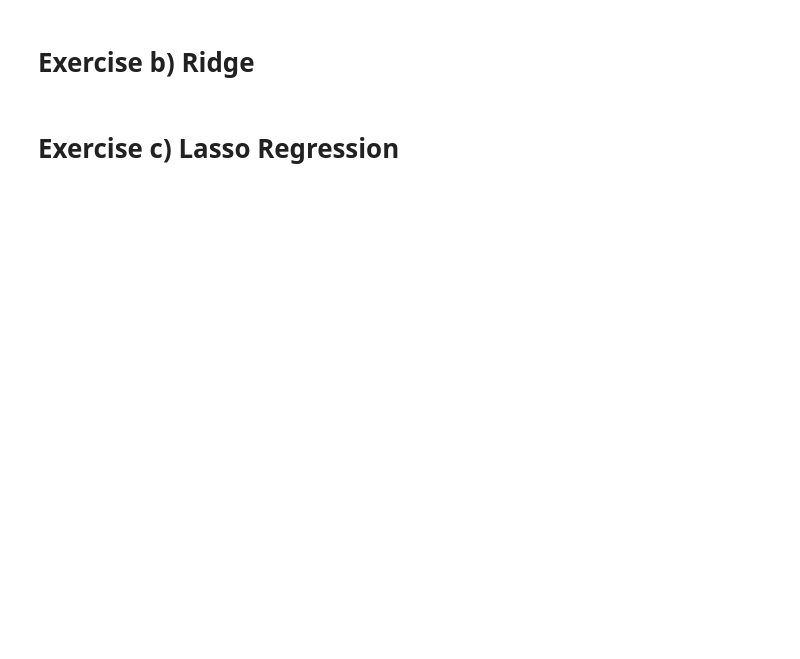
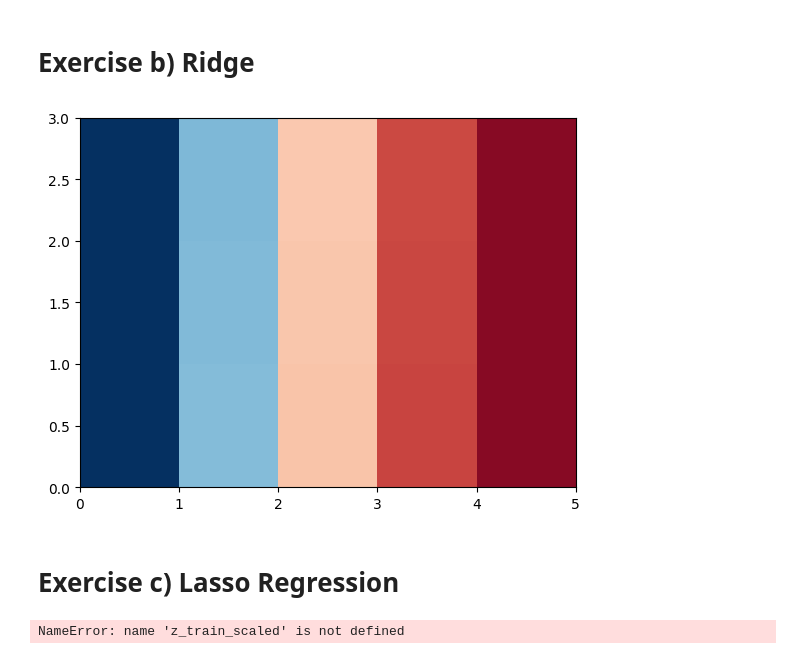
Before and after one commit to carmenpd/HWS23-MachineLearning, a Jupyter notebook: doc/carmenpd/Project-1 merged a) to c).ipynb, the cells around one changed output. Drawn from its saved outputs; the diff is of its cells as text; code cells hidden in the pictures; blank space fills up the shorter version.

```diff
--- a/doc/carmenpd/Project-1 merged a) to c).ipynb
+++ b/doc/carmenpd/Project-1 merged a) to c).ipynb
@@ -180,32 +182,50 @@ Text(0.5, 0, 'index of the beta in our vector')
 # %%
 # We are using the same data, as well as splitting, as in a). This allows us a better comparison between our results from the OLS and the Ridge fitting.
 
-lmb = np.append([0],[0.0001*10**i for i in range(0,5)]) # We include lmb = 0, which equals the OLS fitting
+lmb = np.linspace(-4, 0.05, 3) # We include lmb = 0, which equals the OLS fitting
 
 beta_list = []
 MSE_train = np.zeros((len(lmb),degree))
 MSE_test = np.zeros((len(lmb),degree))
 rsqr_train = np.zeros((len(lmb),degree))
 rsqr_test = np.zeros((len(lmb),degree))
 
 for j in range(len(lmb)):
     for i in range(1, degree+1):
             c = int((i+2)*(i+1)/2)
             X_tilde = X_train_scaled[:,0:c-1]
-            beta = np.linalg.pinv(X_tilde.T @ X_tilde + lmb[j]*np.ones((len(X_tilde.T),len(X_tilde.T)))) @ X_tilde.T @ z_train_scaled
+            beta = np.linalg.pinv(X_tilde.T @ X_tilde + lmb[j]*np.ones((len(X_tilde.T),len(X_tilde.T)))) @ X_tilde.T @ z_train
             beta_list.append(list(beta))
 
             ypredict = X_tilde @ beta
             ypredict_test = X_test_scaled[:,0:c-1] @ beta
 
-            MSE_train[j, i-1] = MSE(z_train_scaled, ypredict)
-            MSE_test[j, i-1] = MSE(z_test_scaled, ypredict_test)
-            rsqr_train[j, i-1]= rsquare(z_train_scaled, ypredict)
-            rsqr_test[j, i-1]= rsquare(z_test_scaled, ypredict_test)
+            MSE_train[j, i-1] = MSE(z_train, ypredict)
+            MSE_test[j, i-1] = MSE(z_test, ypredict_test)
+            rsqr_train[j, i-1]= rsquare(z_train, ypredict)
+            rsqr_test[j, i-1]= rsquare(z_test, ypredict_test)
 
 
 
 # plotting the MSE and R^2 - as well as beta - as functions of the polynomial degree
+# table
+
+MSE_train_min = np.min(MSE_train)
+MSE_train_max = np.max(MSE_train)
+
+fig, ax = plt.subplots()
+ax.pcolormesh(MSE_test, cmap='RdBu', vmin=MSE_train_min, vmax=MSE_train_max)
+#ax.set_title('pcolormesh')
+# set the limits of the plot to the limits of the data
+#ax.axis([x.min(), x.max(), y.min(), y.max()])
+#fig.colorbar(c, ax=ax)
+
+
+
+#plt.title("Heatmap with different color")
+plt.show()
+# %% [output]
+[figure, added]
 # %% [markdown]
 # Exercise c) Lasso Regression
 # %%
@@ -224,15 +244,17 @@ for j in range(len(lmb)):
         X_tilde = X_train_scaled[:,0:c-1]
 
         RegLasso = linear_model.Lasso(lmb[i])
-        RegLasso.fit(X_tilde,z_train_scaled)
+        RegLasso.fit(X_tilde,z_train)
 
         ypredict_Lasso = RegLasso.predict(X_tilde)
         ypredict_test_Lasso = RegLasso.predict(X_test_scaled[:,0:c-1])
 
-        MSE_train_Lasso[j, i-1] = MSE(z_train_scaled, ypredict_Lasso)
-        MSE_test_Lasso[j, i-1] = MSE(z_test_scaled, ypredict_test_Lasso)
-        rsqr_train_Lasso[j, i-1] = MSE(z_train_scaled, ypredict_Lasso)
-        rsqr_test_Lasso[j, i-1] = MSE(z_test_scaled, ypredict_test_Lasso)
+        MSE_train_Lasso[j, i-1] = MSE(z_train, ypredict_Lasso)
+        MSE_test_Lasso[j, i-1] = MSE(z_test, ypredict_test_Lasso)
+        rsqr_train_Lasso[j, i-1] = MSE(z_train, ypredict_Lasso)
+        rsqr_test_Lasso[j, i-1] = MSE(z_test, ypredict_test_Lasso)
 
 
 # plotting the MSE and R^2 - as well as beta - as functions of the polynomial degree
+# %% [output]
+NameError: name 'z_train_scaled' is not defined
```
Also changed, not shown: parts of 3 cells of this notebook, 1 other file.
